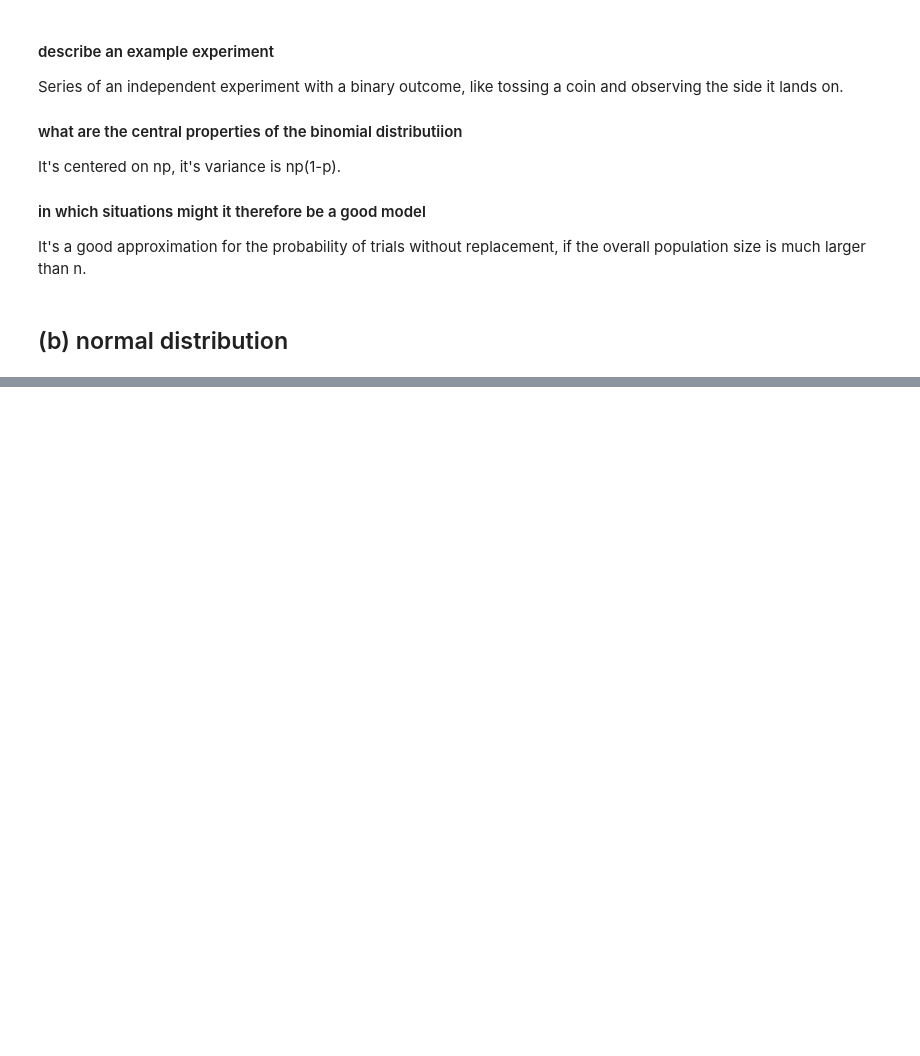
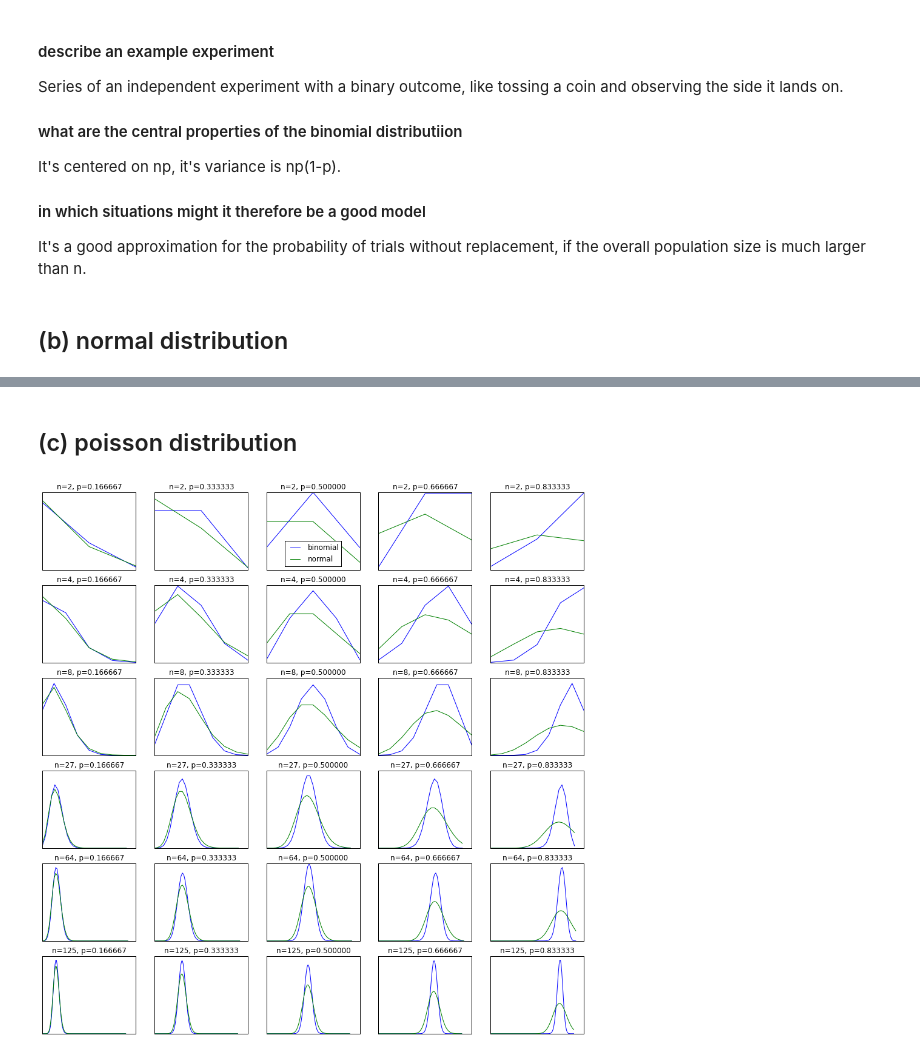
Before and after one commit to hielsnoppe/edu-mi1, a Jupyter notebook: ex7/sheet07_robert.ipynb, the cells around one changed output, grey strips where cells are left out. Drawn from its saved outputs; the diff is of its cells as text; code cells hidden in the pictures; blank space fills up the shorter version.

```diff
--- a/ex7/sheet07_robert.ipynb
+++ b/ex7/sheet07_robert.ipynb
@@ -189,0 +207,34 @@ with mu ~= np, sigma**2 ~= np(1-p)
+# %% [markdown]
+## (c) poisson distribution
+# %%
+from scipy.misc import factorial
+
+def f_poisson(k, ld):
+    return ((e**(-ld)) * (ld**k)) / (factorial(k))
+
+def ex73bb(): # draw the poisson over the binomial distribution
+    pp.figure(figsize=(16,16))
+
+    i = 0
+    ns = hstack([array([2,4]), (arange(2,6)**3)])
+
+    for n in ns:
+        for p in linspace(0, 1, 7)[1:-1]:
+            pp.subplot(len(ns),5,i+1)
+            X = arange(n+1)
+
+            Y_binomial = [f_binomial(x,n,p) for x in X]
+            Y_normal = f_poisson(X, n*p)
+
+            pp.plot(X, Y_binomial, label="binomial")
+            pp.plot(X, Y_normal, label="normal")
+            pp.title("n=%i, p=%f" % (n,p))
+            pp.yticks([])
+            pp.xticks([])
+            if (i == 2):
+                pp.legend(loc="lower center")
+
+            i += 1
+ex73bb()
+# %% [output]
+[figure, added]
```
Also changed, not shown: parts of 6 cells of this notebook.
